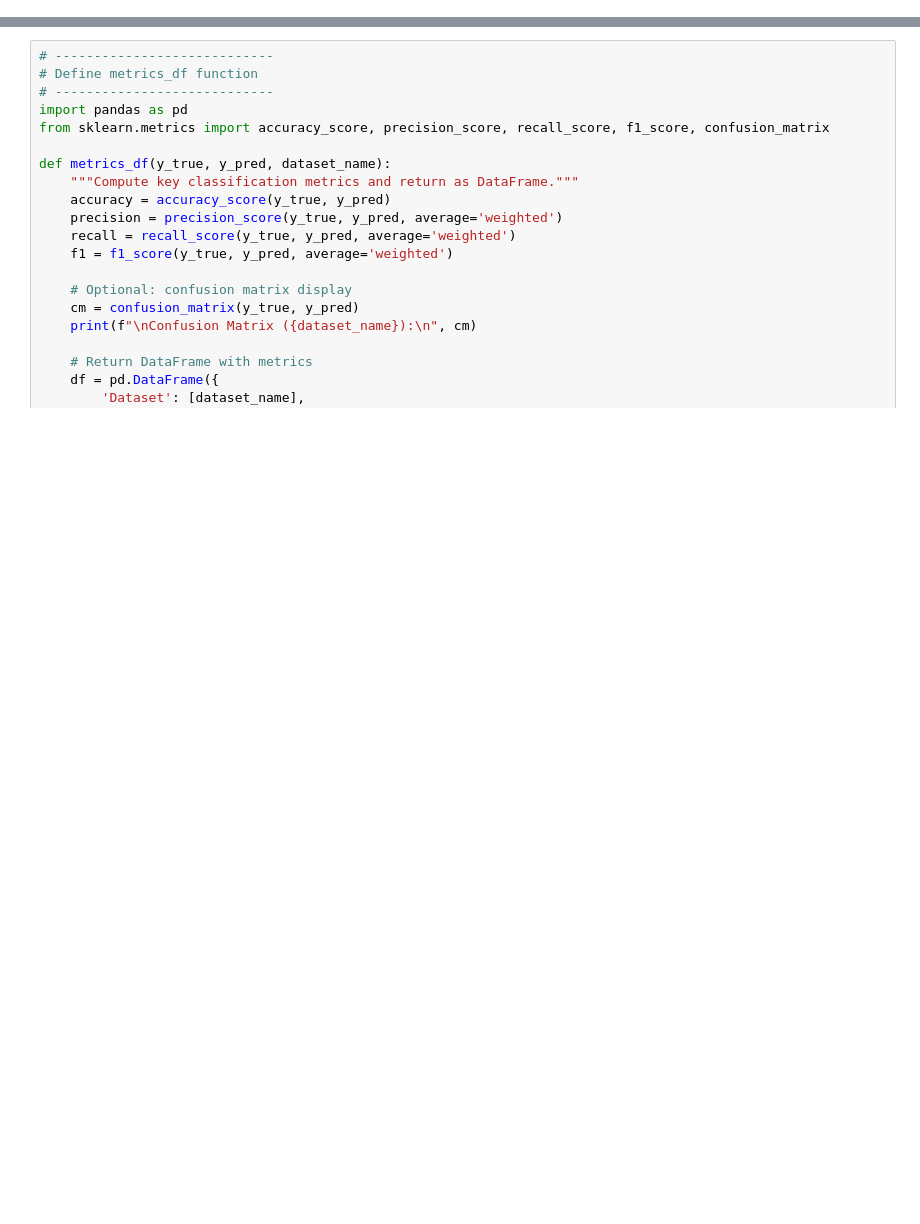
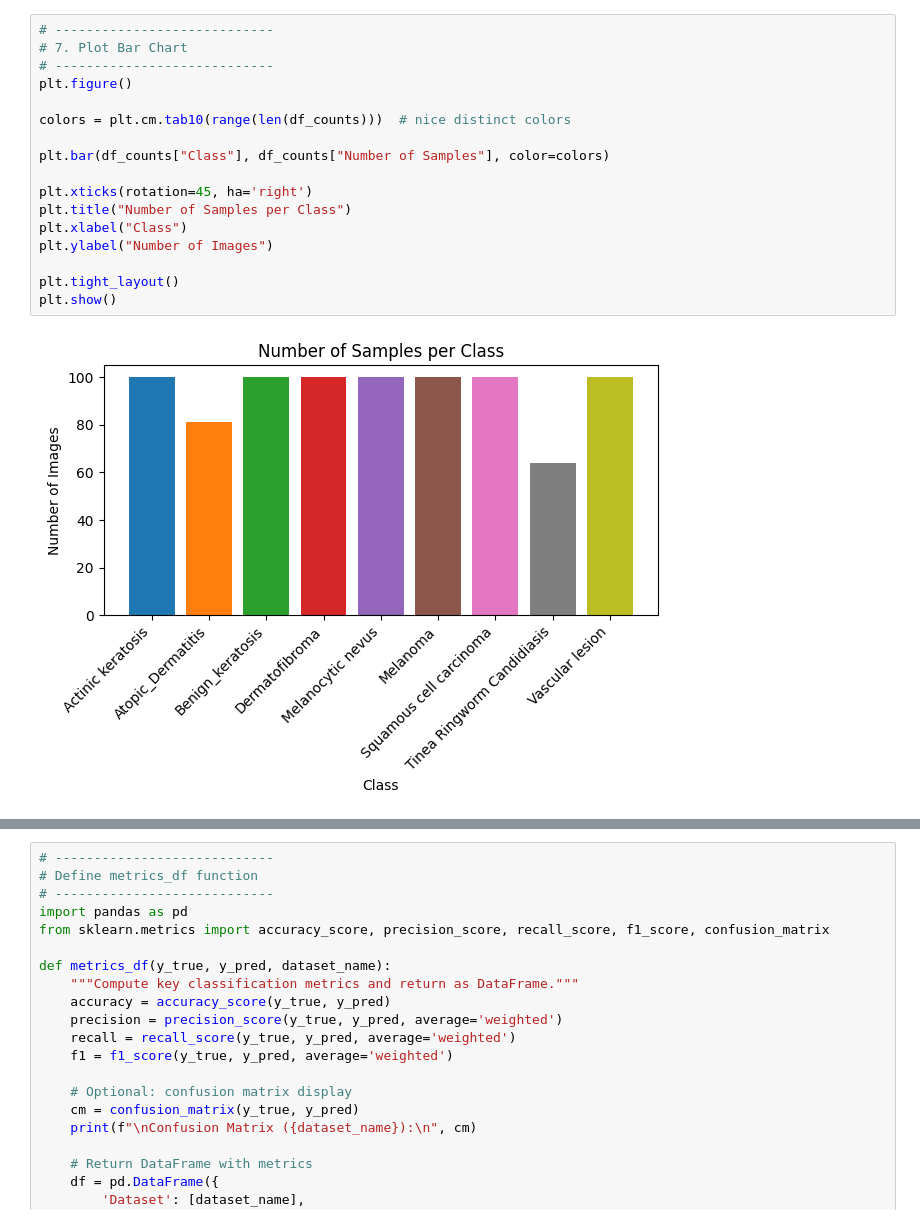
Before and after one commit to asheta66/CNN, a Jupyter notebook: Skin_Disease/Skin_Disease_efficientnetb0_model.ipynb, the cells around one changed output, grey strips where cells are left out. Cells and saved outputs as stored; diff of their text form; blank space fills up the shorter version.

```diff
--- a/Skin_Disease/Skin_Disease_efficientnetb0_model.ipynb
+++ b/Skin_Disease/Skin_Disease_efficientnetb0_model.ipynb
@@ -155,0 +76,19 @@ Epoch 10/10
+# %%
+# ----------------------------
+# 7. Plot Bar Chart
+# ----------------------------
+plt.figure()
+
+colors = plt.cm.tab10(range(len(df_counts)))  # nice distinct colors
+
+plt.bar(df_counts["Class"], df_counts["Number of Samples"], color=colors)
+
+plt.xticks(rotation=45, ha='right')
+plt.title("Number of Samples per Class")
+plt.xlabel("Class")
+plt.ylabel("Number of Images")
+
+plt.tight_layout()
+plt.show()
+# %% [output]
+[figure, added]
```
Also changed, not shown: parts of 19 cells of this notebook.
